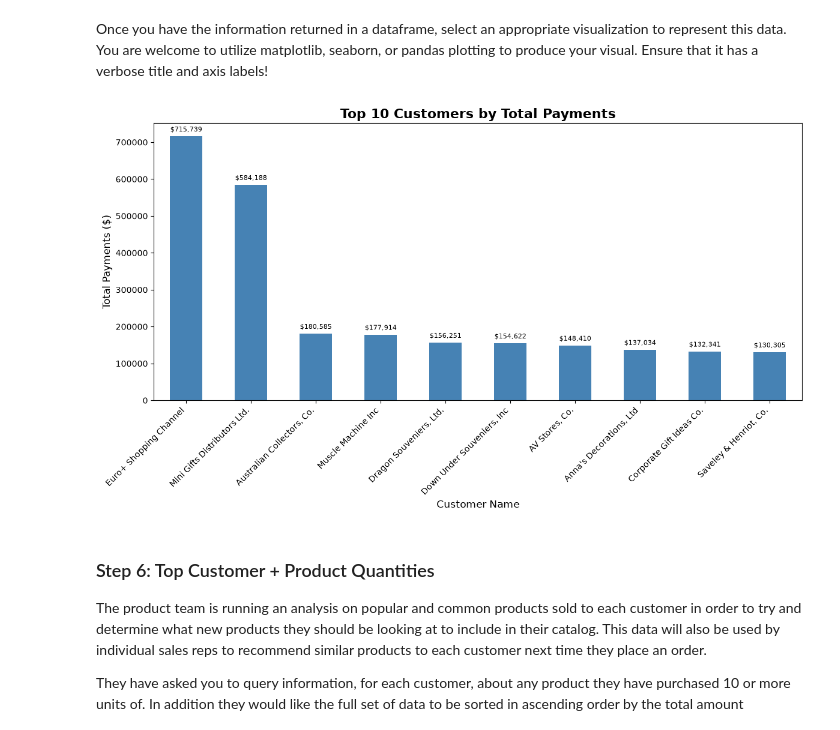
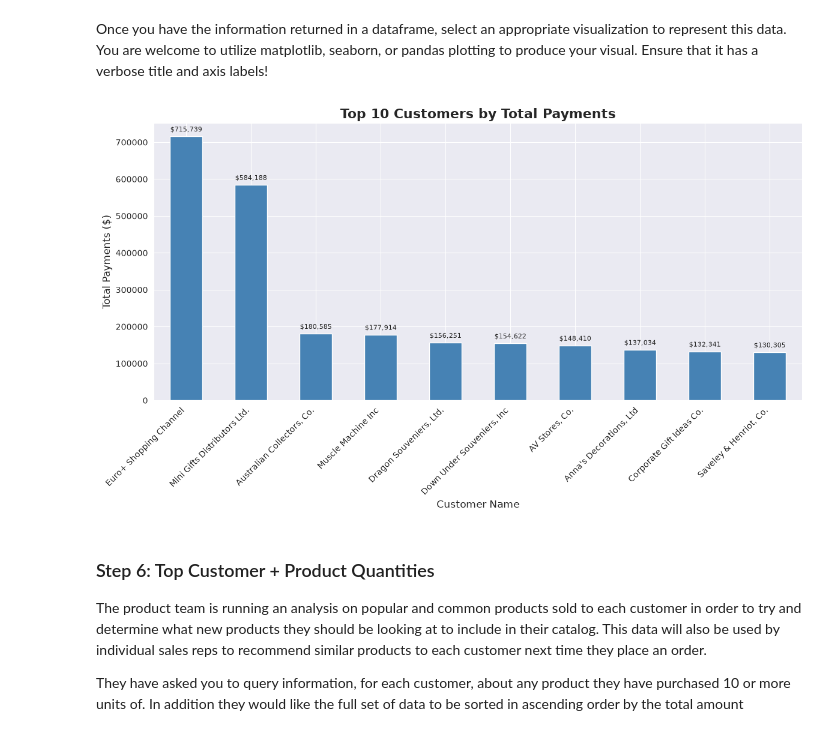
Before and after one commit to nicodemusmomanyi7-ship-it/dsc-sql-summative-lab, a Jupyter notebook: SQLSummativeLab.ipynb, the cells around one changed output. Saved outputs shown, nothing was run; the diff lists cells and outputs as text; code cells hidden in the pictures.

```diff
--- a/SQLSummativeLab.ipynb
+++ b/SQLSummativeLab.ipynb
@@ -165,6 +165,8 @@ state_credit
 Once you have the information returned in a dataframe, select an appropriate visualization to represent this data. You are welcome to utilize matplotlib, seaborn, or pandas plotting to produce your visual. Ensure that it has a verbose title and axis labels!
 # %%
 # Replace None with your visual code
+#setting the style
+sns.set_style("darkgrid")
 # Sort states by average credit limit
 state_credit = state_credit.sort_values(
     by="avg_creditLimit",
@@ -245,6 +247,8 @@ top_customers
 # %% [markdown]
 Once you have the information returned in a dataframe, select an appropriate visualization to represent this data. You are welcome to utilize matplotlib, seaborn, or pandas plotting to produce your visual. Ensure that it has a verbose title and axis labels!
 # %%
+#setting the style
+sns.set_style("darkgrid")
 # Sort customers from highest to lowest payments
 top_customers = top_customers.sort_values(
     by="total_amount",
@@ -255,34 +259,34 @@ top_customers = top_customers.sort_values(
 ax = top_customers.plot(
     x="customerName",
     y="total_amount",
     kind="bar",
     color="steelblue",
     legend=False,
     figsize=(12, 7)
 )
 
 # Annotate each bar with its payment amount
 for bar in ax.patches:
     height = bar.get_height()
     ax.annotate(
         f"${height:,.0f}",
         (bar.get_x() + bar.get_width() / 2, height),
         ha="center",
         va="bottom",
         xytext=(0, 4),
         textcoords="offset points",
         fontsize=8
     )
 
 # Add title and labels
 plt.title("Top 10 Customers by Total Payments", fontsize=16, fontweight="bold")
 plt.xlabel("Customer Name", fontsize=12)
 plt.ylabel("Total Payments ($)", fontsize=12)
 plt.xticks(rotation=45, ha="right")
 plt.tight_layout()
 plt.show()
 # %% [output]
-[figure, old version]
+[figure, new version]
 # %% [markdown]
 ### Step 6: Top Customer + Product Quantities
 The product team is running an analysis on popular and common products sold to each customer in order to try and determine what new products they should be looking at to include in their catalog. This data will also be used by individual sales reps to recommend similar products to each customer next time they place an order.
```
Also changed, not shown: parts of 5 cells of this notebook.
